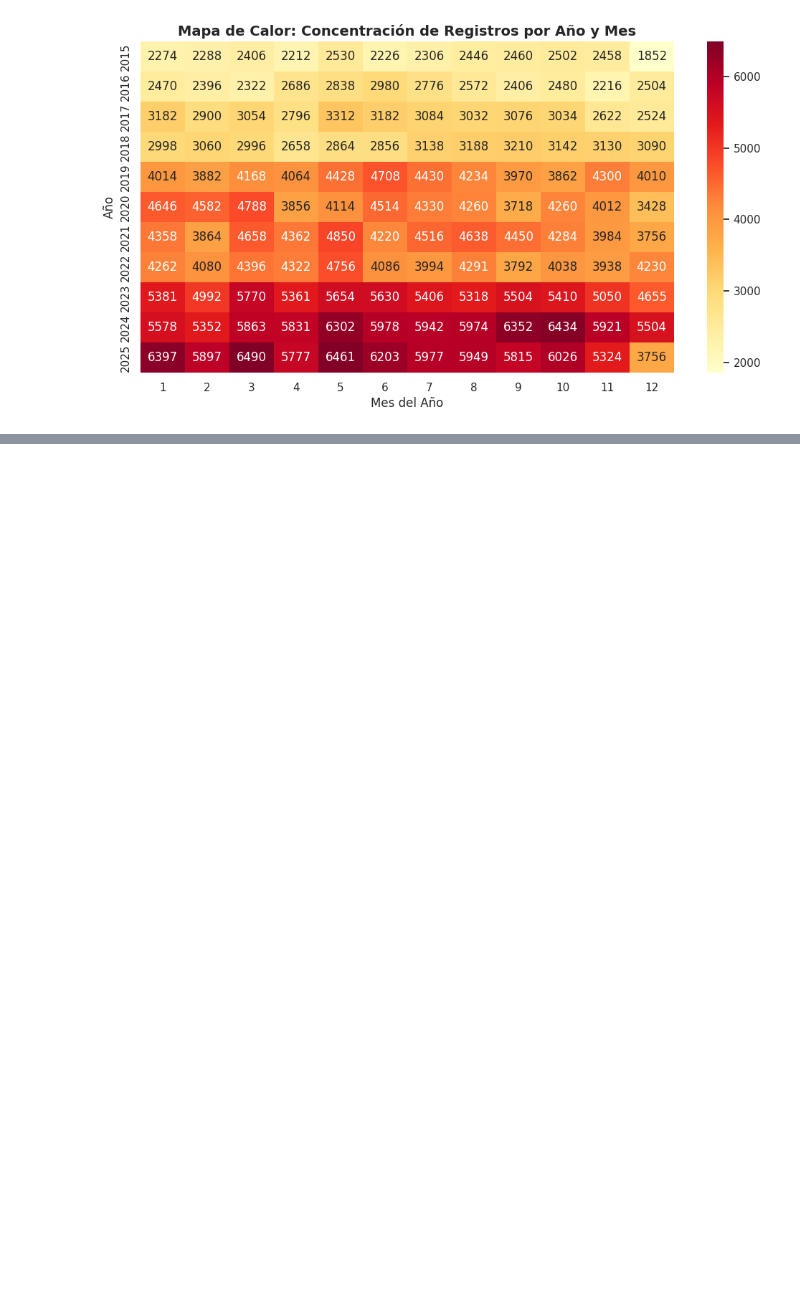
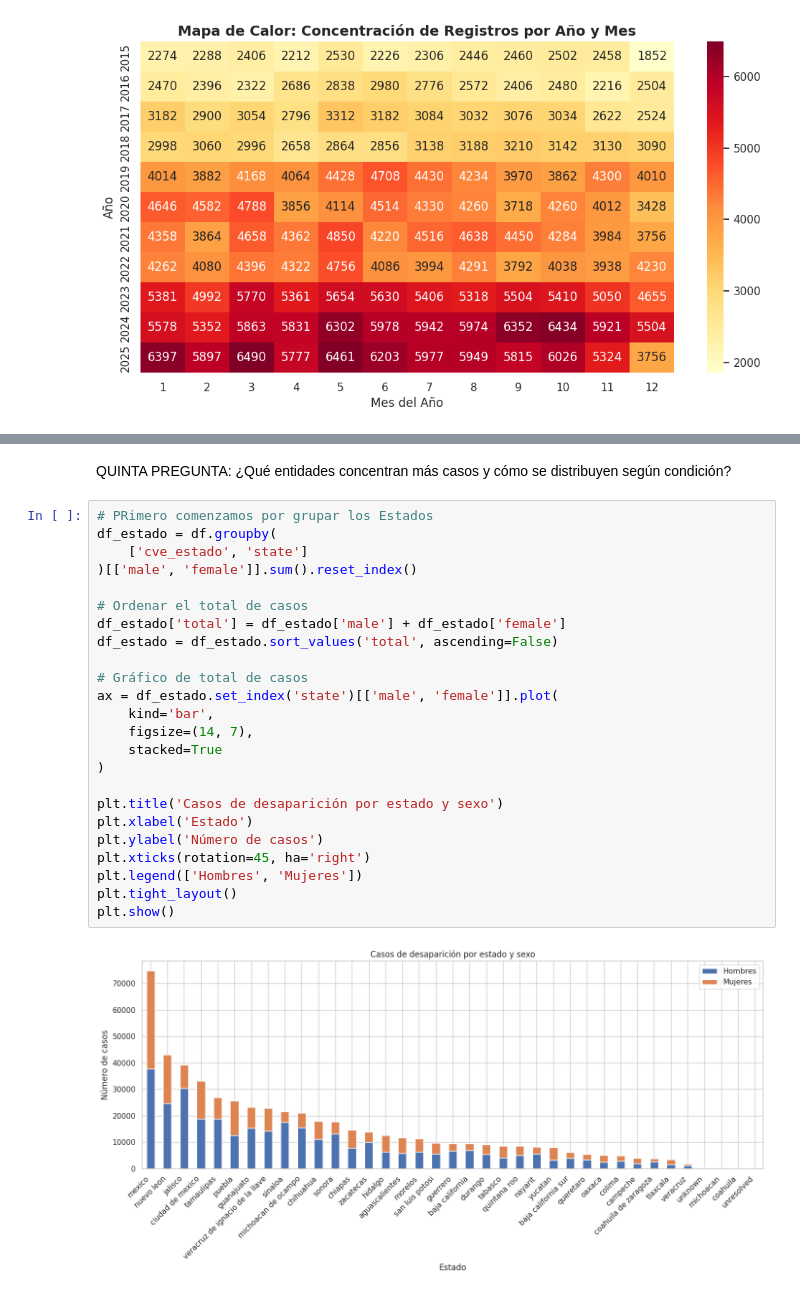
Before and after one commit to JuCaRiCo/202602-AnaliticaDescriptivaPredictiva, a Jupyter notebook: ProyectoFinal.ipynb, the cells around one changed output, grey strips where cells are left out. Saved outputs shown, nothing was run; the diff lists cells and outputs as text; blank space fills up the shorter version.

```diff
--- a/ProyectoFinal.ipynb
+++ b/ProyectoFinal.ipynb
@@ -234,0 +374,29 @@ De acuerdo con la distribucion mensual de registros (2015-2025) tenemos que:
+# %% [markdown]
+QUINTA PREGUNTA:
+¿Qué entidades concentran más casos y cómo se distribuyen según condición?
+# %%
+# PRimero comenzamos por grupar los Estados
+df_estado = df.groupby(
+    ['cve_estado', 'state']
+)[['male', 'female']].sum().reset_index()
+
+# Ordenar el total de casos
+df_estado['total'] = df_estado['male'] + df_estado['female']
+df_estado = df_estado.sort_values('total', ascending=False)
+
+# Gráfico de total de casos
+ax = df_estado.set_index('state')[['male', 'female']].plot(
+    kind='bar',
+    figsize=(14, 7),
+    stacked=True
+)
+
+plt.title('Casos de desaparición por estado y sexo')
+plt.xlabel('Estado')
+plt.ylabel('Número de casos')
+plt.xticks(rotation=45, ha='right')
+plt.legend(['Hombres', 'Mujeres'])
+plt.tight_layout()
+plt.show()
+# %% [output]
+[figure, added]
```
Also changed, not shown: parts of 20 cells of this notebook.
